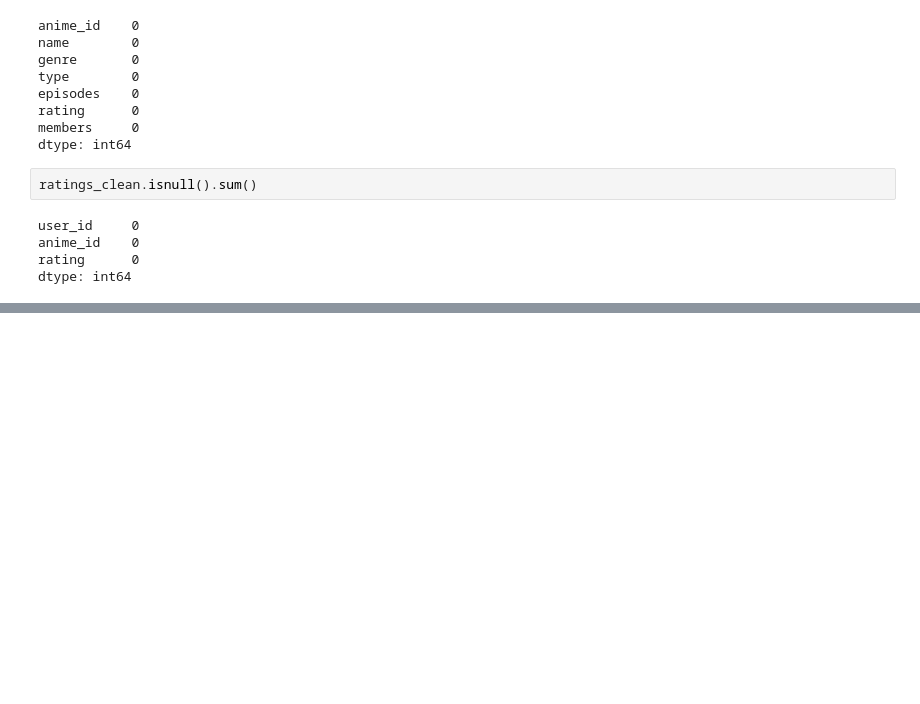
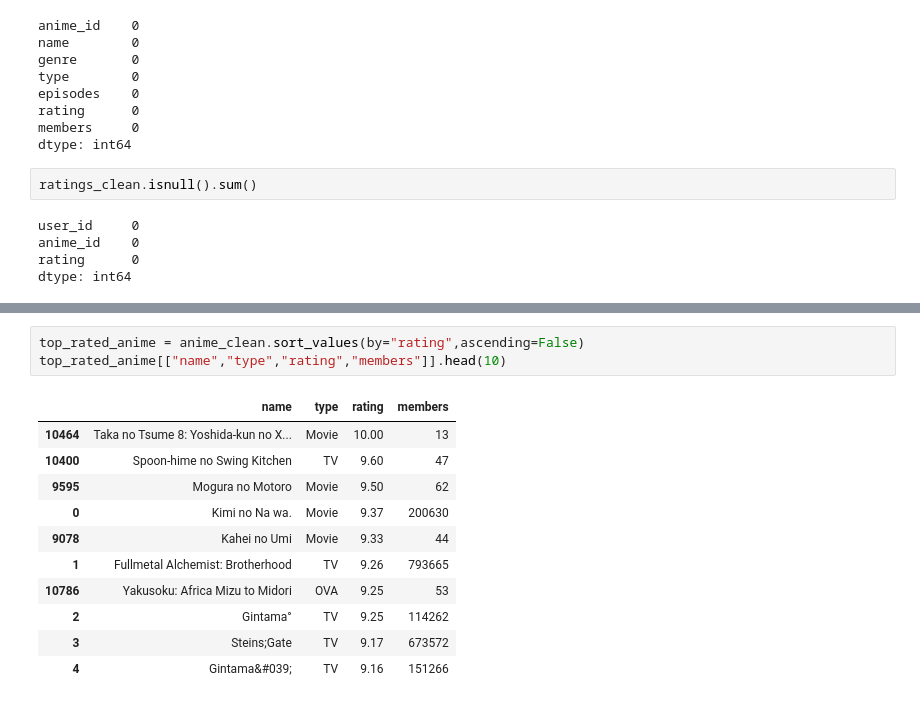
Before and after one commit to vividwhisp/machine-learning-from-scratch, a Jupyter notebook: recommender_system.ipynb, the cells around one changed output, grey strips where cells are left out. Saved outputs shown, nothing was run; the diff lists cells and outputs as text; blank space fills up the shorter version.

```diff
--- a/recommender_system.ipynb
+++ b/recommender_system.ipynb
@@ -60,0 +90,15 @@ dtype: int64
+# %%
+top_rated_anime = anime_clean.sort_values(by="rating",ascending=False)
+top_rated_anime[["name","type","rating","members"]].head(10)
+# %% [output]
+|  | name | type | rating | members |
+| 10464 | Taka no Tsume 8: Yoshida-kun no X... | Movie | 10.00 | 13 |
+| 10400 | Spoon-hime no Swing Kitchen | TV | 9.60 | 47 |
+| 9595 | Mogura no Motoro | Movie | 9.50 | 62 |
+| 0 | Kimi no Na wa. | Movie | 9.37 | 200630 |
+| 9078 | Kahei no Umi | Movie | 9.33 | 44 |
+| 1 | Fullmetal Alchemist: Brotherhood | TV | 9.26 | 793665 |
+| 10786 | Yakusoku: Africa Mizu to Midori | OVA | 9.25 | 53 |
+| 2 | Gintama° | TV | 9.25 | 114262 |
+| 3 | Steins;Gate | TV | 9.17 | 673572 |
+| 4 | Gintama&#039; | TV | 9.16 | 151266 |
```
Also changed, not shown: parts of 6 cells of this notebook.
